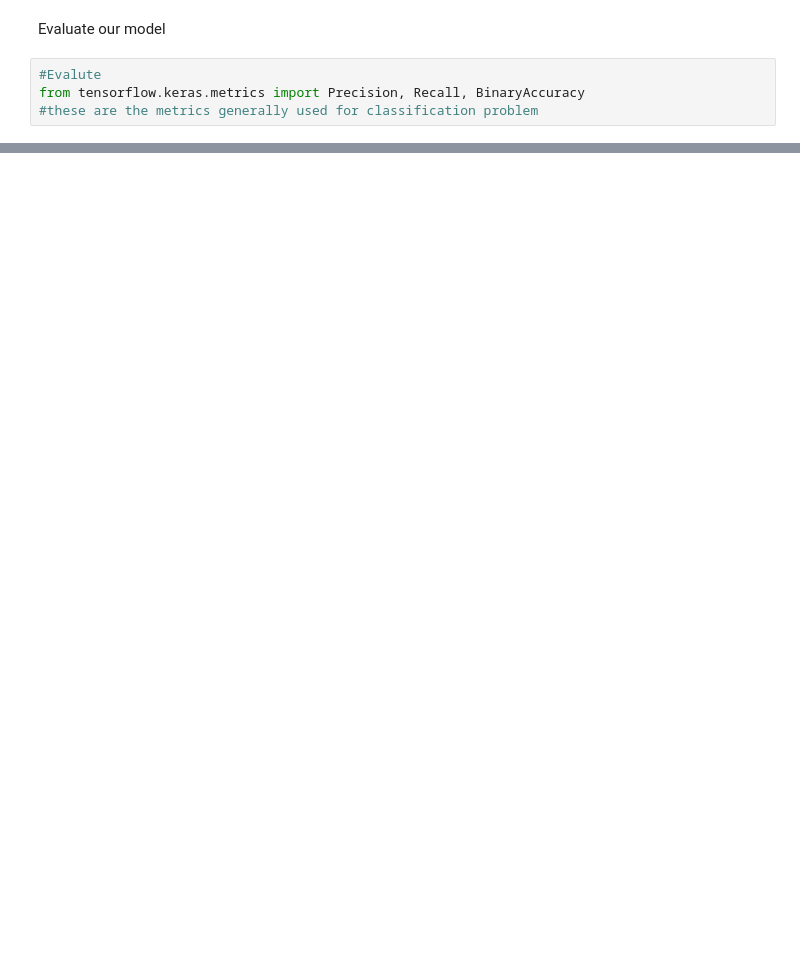
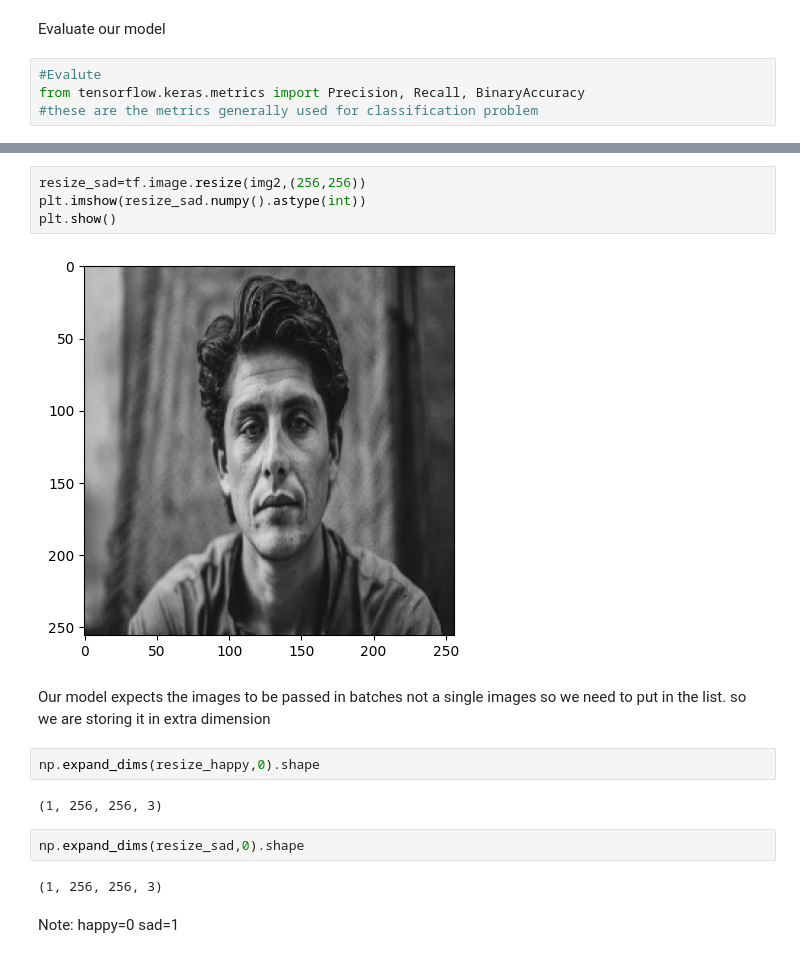
Before and after one commit to Angel-dash/Deep-learning-, a Jupyter notebook: Image_classification/app.ipynb, the cells around one changed output, grey strips where cells are left out. Cells and saved outputs as stored; diff of their text form; blank space fills up the shorter version.

```diff
--- a/Image_classification/app.ipynb
+++ b/Image_classification/app.ipynb
@@ -404,0 +443,21 @@ from tensorflow.keras.metrics import Precision, Recall, BinaryAccuracy
+# %%
+resize_sad=tf.image.resize(img2,(256,256))
+plt.imshow(resize_sad.numpy().astype(int))
+plt.show()
+# %% [output]
+[figure, added]
+# %% [markdown]
+Our model expects the images to be passed in batches not a single images so we need to put in the list.
+so we are storing it in extra dimension
+# %%
+np.expand_dims(resize_happy,0).shape
+# %% [output]
+(1, 256, 256, 3)
+# %%
+np.expand_dims(resize_sad,0).shape
+# %% [output]
+(1, 256, 256, 3)
+# %% [markdown]
+Note:
+happy=0
+sad=1
```
Also changed, not shown: parts of 33 cells of this notebook, 11 other files.
